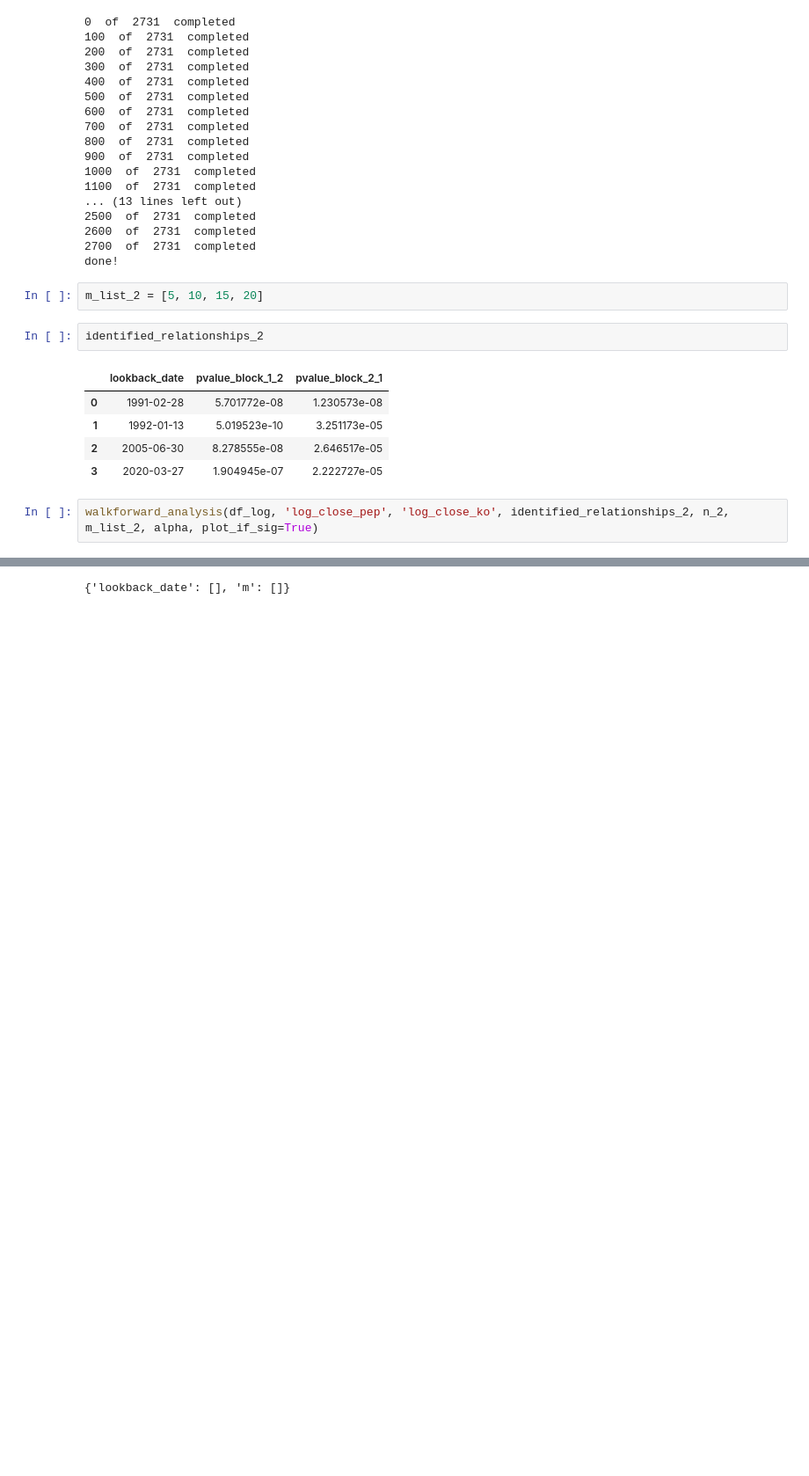
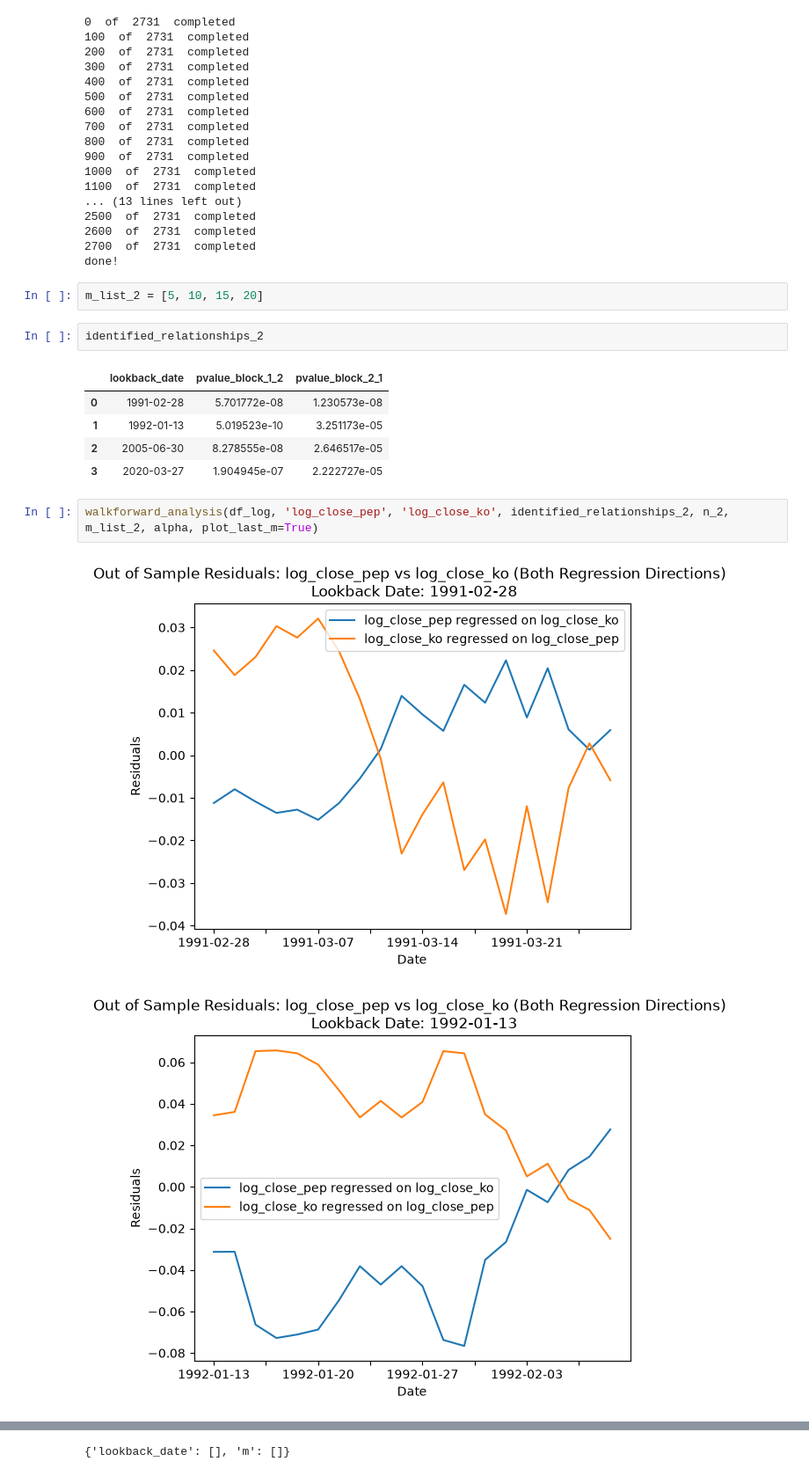
Before and after one commit to BenJonesData/pairs-trading-regime-stability, a Jupyter notebook: notebooks/03_rolling_walkforward.ipynb, the cells around one changed output, grey strips where cells are left out. Shown at 88% size. Cells and saved outputs as stored; diff of their text form; blank space fills up the shorter version.

```diff
--- a/notebooks/03_rolling_walkforward.ipynb
+++ b/notebooks/03_rolling_walkforward.ipynb
@@ -223,5 +235,7 @@ identified_relationships_2
 | 2 | 2005-06-30 | 8.278555e-08 | 2.646517e-05 |
 | 3 | 2020-03-27 | 1.904945e-07 | 2.222727e-05 |
 # %%
-walkforward_analysis(df_log, 'log_close_pep', 'log_close_ko', identified_relationships_2, n_2, m_list_2, alpha, plot_if_sig=True)
+walkforward_analysis(df_log, 'log_close_pep', 'log_close_ko', identified_relationships_2, n_2, m_list_2, alpha, plot_last_m=True)
 # %% [output]
+[figure, added]
+[figure, added]
```
Also changed, not shown: parts of 10 cells of this notebook.
